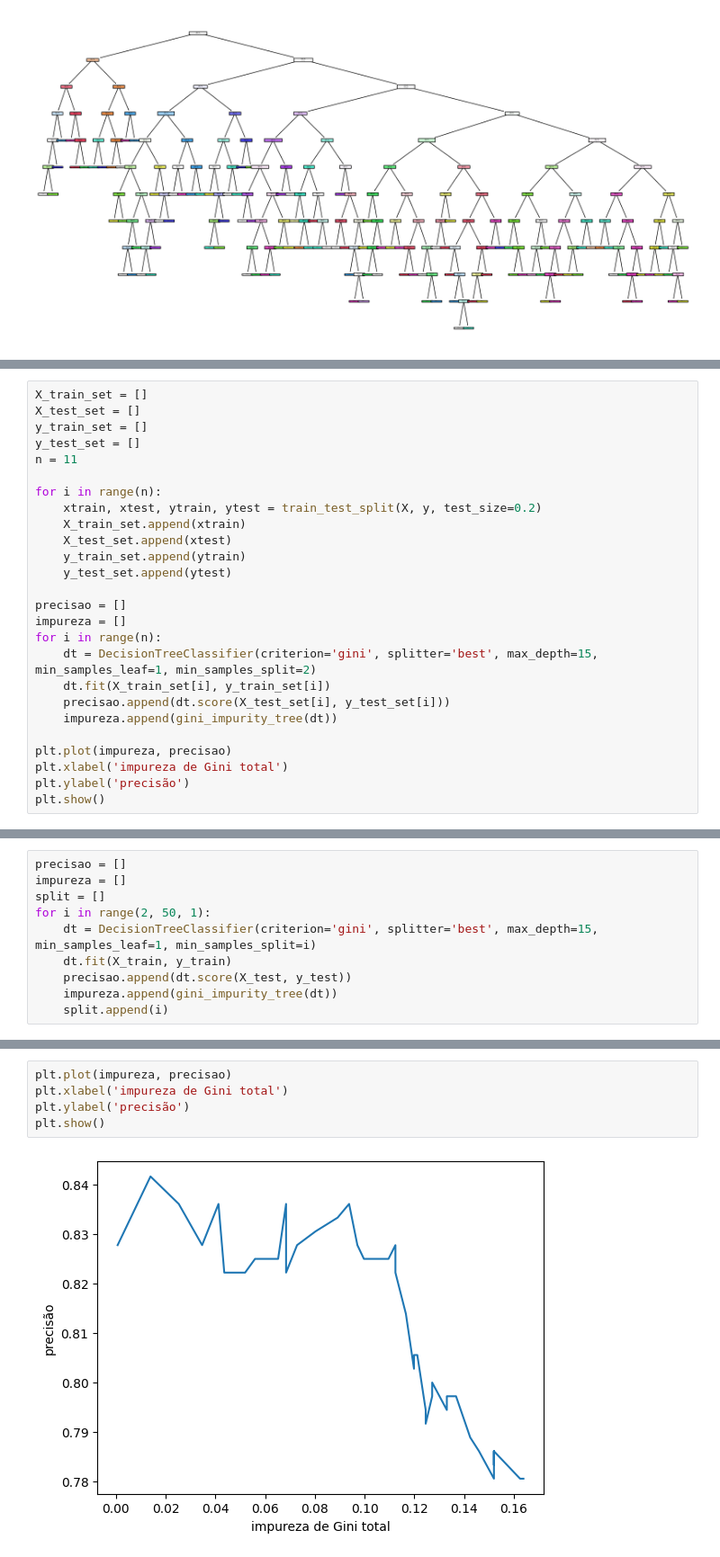
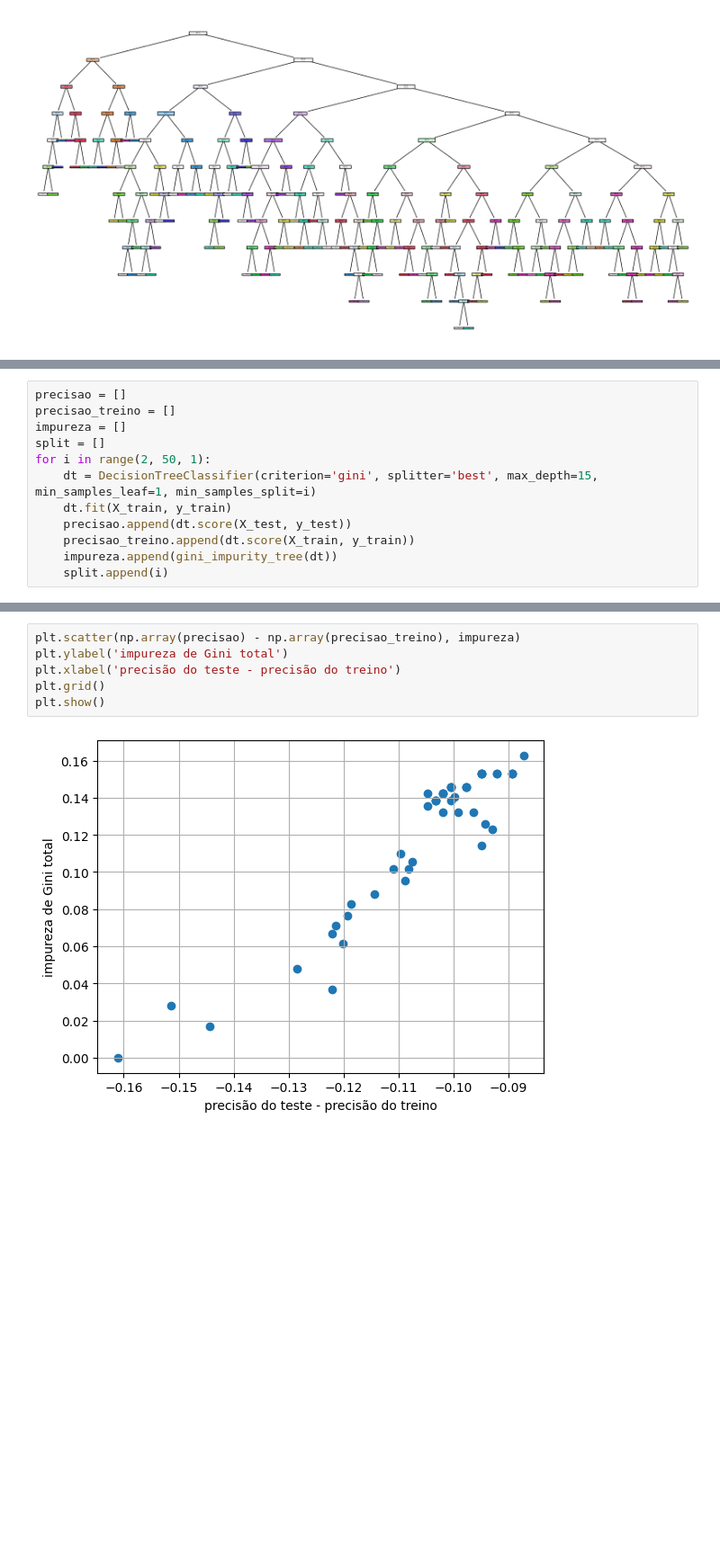
Before and after one commit to hideosahara/mba-deeplearning-iad-006-2024-public, a Jupyter notebook: training_notebook.ipynb, the cells around one changed output, grey strips where cells are left out. Shown: that part at 90% size. Cells and saved outputs as stored; diff of their text form; blank space fills up the shorter version.

```diff
--- a/training_notebook.ipynb
+++ b/training_notebook.ipynb
@@ -156,26 +167,0 @@ plt.show()
-# %%
-X_train_set = []
-X_test_set = []
-y_train_set = []
-y_test_set = []
-n = 11
-
-for i in range(n):
-    xtrain, xtest, ytrain, ytest = train_test_split(X, y, test_size=0.2)
-    X_train_set.append(xtrain)
-    X_test_set.append(xtest)
-    y_train_set.append(ytrain)
-    y_test_set.append(ytest)
-
-precisao = []
-impureza = []
-for i in range(n):
-    dt = DecisionTreeClassifier(criterion='gini', splitter='best', max_depth=15, min_samples_leaf=1, min_samples_split=2)
-    dt.fit(X_train_set[i], y_train_set[i])
-    precisao.append(dt.score(X_test_set[i], y_test_set[i]))
-    impureza.append(gini_impurity_tree(dt))
-
-plt.plot(impureza, precisao)
-plt.xlabel('impureza de Gini total')
-plt.ylabel('precisão')
-plt.show()
@@ -190,10 +170,12 @@ plt.show()
 # %%
 precisao = []
+precisao_treino = []
 impureza = []
 split = []
 for i in range(2, 50, 1):
     dt = DecisionTreeClassifier(criterion='gini', splitter='best', max_depth=15, min_samples_leaf=1, min_samples_split=i)
     dt.fit(X_train, y_train)
     precisao.append(dt.score(X_test, y_test))
+    precisao_treino.append(dt.score(X_train, y_train))
     impureza.append(gini_impurity_tree(dt))
     split.append(i)
@@ -223,7 +246,8 @@ plt.show()
 # %%
-plt.plot(impureza, precisao)
-plt.xlabel('impureza de Gini total')
-plt.ylabel('precisão')
+plt.scatter(np.array(precisao) - np.array(precisao_treino), impureza)
+plt.ylabel('impureza de Gini total')
+plt.xlabel('precisão do teste - precisão do treino')
+plt.grid()
 plt.show()
 # %% [output]
-[figure, old version]
+[figure, new version]
```
Also changed, not shown: parts of 33 cells of this notebook, 2 other files.
